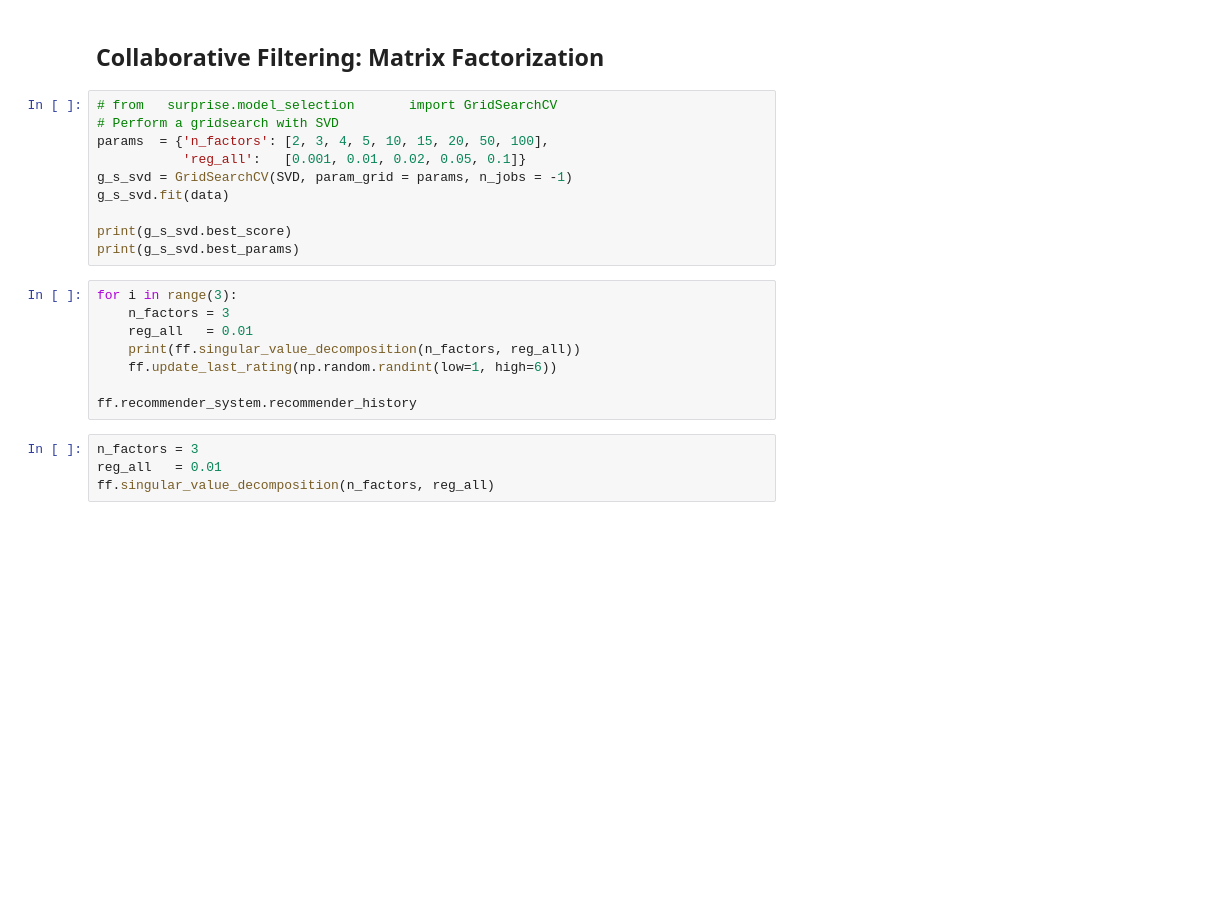
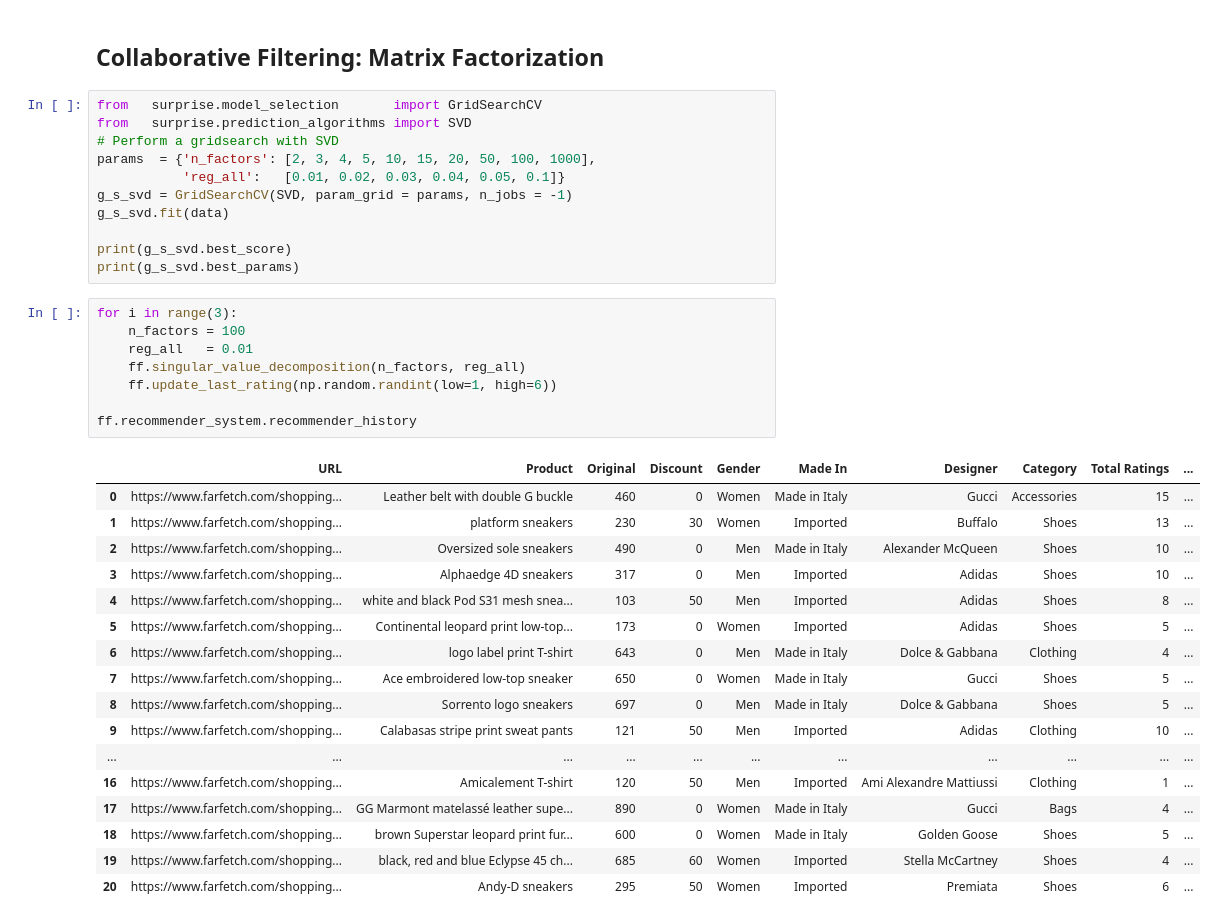
Before and after one commit to acdick/touch_driven_recommender_engines, a Jupyter notebook: Source/03_Recommender_Systems.ipynb, the cells around one changed output. Drawn from its saved outputs; the diff is of its cells as text; blank space fills up the shorter version.

Commit message:
updated singular value decomposition recommender

```diff
--- a/Source/03_Recommender_Systems.ipynb
+++ b/Source/03_Recommender_Systems.ipynb
@@ -115,10 +115,11 @@ ff.recommender_system.recommender_history
 # %% [markdown]
 ## Collaborative Filtering: Matrix Factorization
 # %%
-# from   surprise.model_selection       import GridSearchCV
+from   surprise.model_selection       import GridSearchCV
+from   surprise.prediction_algorithms import SVD
 # Perform a gridsearch with SVD
-params  = {'n_factors': [2, 3, 4, 5, 10, 15, 20, 50, 100],
-           'reg_all':   [0.001, 0.01, 0.02, 0.05, 0.1]}
+params  = {'n_factors': [2, 3, 4, 5, 10, 15, 20, 50, 100, 1000],
+           'reg_all':   [0.01, 0.02, 0.03, 0.04, 0.05, 0.1]}
 g_s_svd = GridSearchCV(SVD, param_grid = params, n_jobs = -1)
 g_s_svd.fit(data)
 
@@ -126,13 +127,27 @@ print(g_s_svd.best_score)
 print(g_s_svd.best_params)
 # %%
 for i in range(3):
-    n_factors = 3
+    n_factors = 100
     reg_all   = 0.01
-    print(ff.singular_value_decomposition(n_factors, reg_all))
+    ff.singular_value_decomposition(n_factors, reg_all)
     ff.update_last_rating(np.random.randint(low=1, high=6))
 
 ff.recommender_system.recommender_history
+# %% [output]
+|  | URL | Product | Original | Discount | Gender | Made In | Designer | Category | Total Ratings | ... |
+| 0 | https://www.farfetch.com/shopping... | Leather belt with double G buckle | 460 | 0 | Women | Made in Italy | Gucci | Accessories | 15 | ... |
+| 1 | https://www.farfetch.com/shopping... | platform sneakers | 230 | 30 | Women | Imported | Buffalo | Shoes | 13 | ... |
+| 2 | https://www.farfetch.com/shopping... | Oversized sole sneakers | 490 | 0 | Men | Made in Italy | Alexander McQueen | Shoes | 10 | ... |
+| 3 | https://www.farfetch.com/shopping... | Alphaedge 4D sneakers | 317 | 0 | Men | Imported | Adidas | Shoes | 10 | ... |
+| 4 | https://www.farfetch.com/shopping... | white and black Pod S31 mesh snea... | 103 | 50 | Men | Imported | Adidas | Shoes | 8 | ... |
+| 5 | https://www.farfetch.com/shopping... | Continental leopard print low-top... | 173 | 0 | Women | Imported | Adidas | Shoes | 5 | ... |
+| 6 | https://www.farfetch.com/shopping... | logo label print T-shirt | 643 | 0 | Men | Made in Italy | Dolce & Gabbana | Clothing | 4 | ... |
+| 7 | https://www.farfetch.com/shopping... | Ace embroidered low-top sneaker | 650 | 0 | Women | Made in Italy | Gucci | Shoes | 5 | ... |
+| 8 | https://www.farfetch.com/shopping... | Sorrento logo sneakers | 697 | 0 | Men | Made in Italy | Dolce & Gabbana | Shoes | 5 | ... |
+| 9 | https://www.farfetch.com/shopping... | Calabasas stripe print sweat pants | 121 | 50 | Men | Imported | Adidas | Clothing | 10 | ... |
+| ... | ... | ... | ... | ... | ... | ... | ... | ... | ... | ... |
+| 16 | https://www.farfetch.com/shopping... | Amicalement T-shirt | 120 | 50 | Men | Imported | Ami Alexandre Mattiussi | Clothing | 1 | ... |
+| 17 | https://www.farfetch.com/shopping... | GG Marmont matelassé leather supe... | 890 | 0 | Women | Made in Italy | Gucci | Bags | 4 | ... |
+| 18 | https://www.farfetch.com/shopping... | brown Superstar leopard print fur... | 600 | 0 | Women | Made in Italy | Golden Goose | Shoes | 5 | ... |
+| 19 | https://www.farfetch.com/shopping... | black, red and blue Eclypse 45 ch... | 685 | 60 | Women | Imported | Stella McCartney | Shoes | 4 | ... |
+| 20 | https://www.farfetch.com/shopping... | Andy-D sneakers | 295 | 50 | Women | Imported | Premiata | Shoes | 6 | ... |
-# %%
-n_factors = 3
-reg_all   = 0.01
-ff.singular_value_decomposition(n_factors, reg_all)
```
Also changed, not shown: parts of 4 cells of this notebook, 3 other files.
